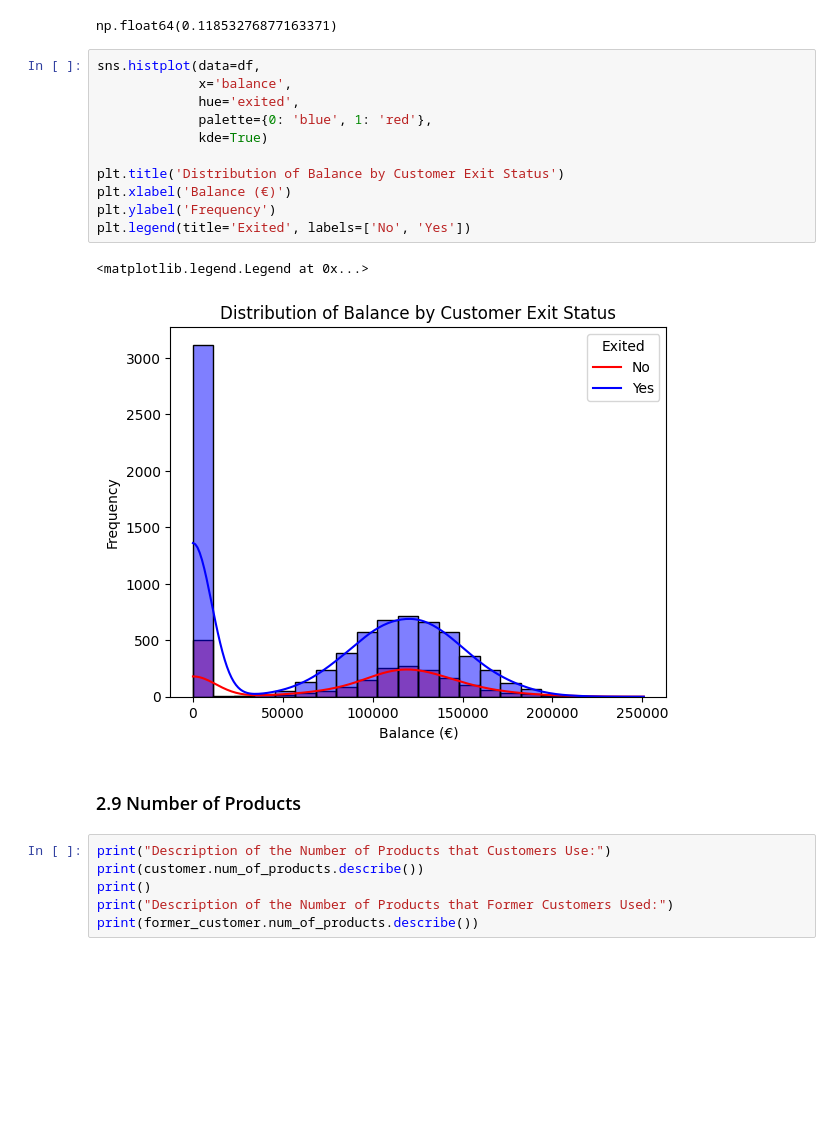
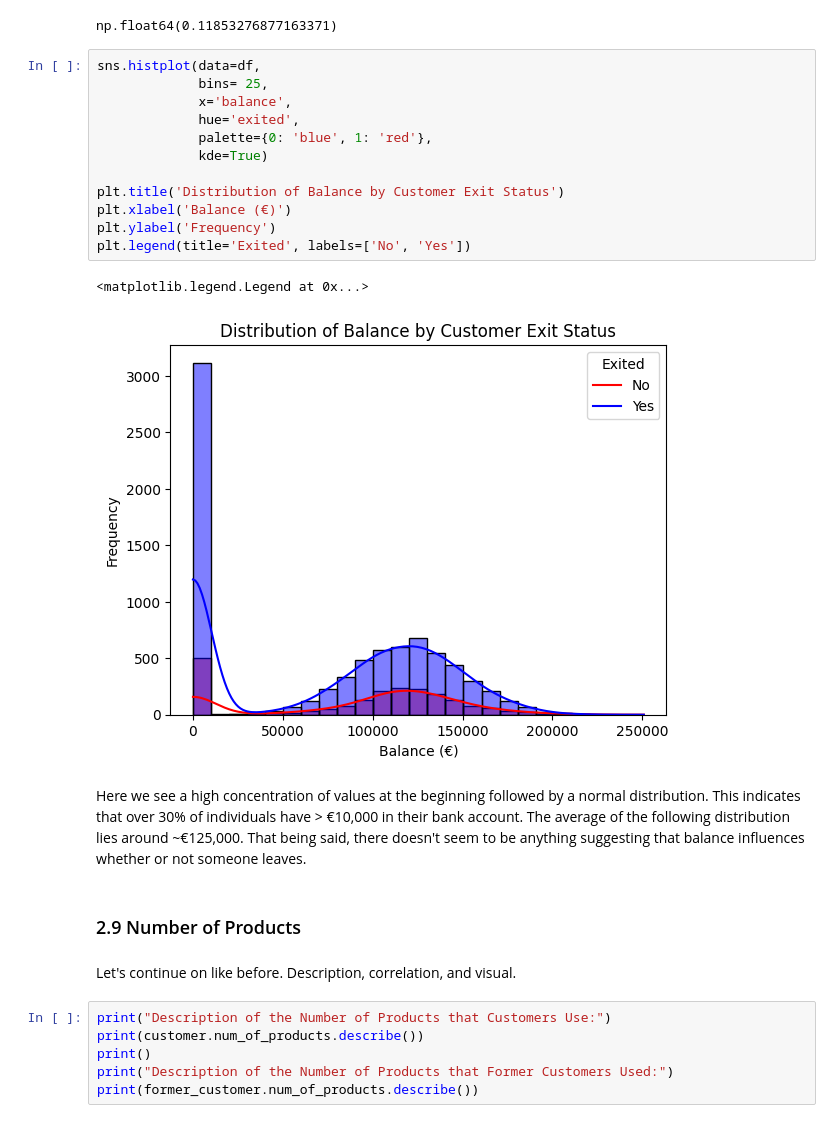
Before and after one commit to Vyncent-vdW/sprint_eight_supervised_learning, a Jupyter notebook: sprint_eight_supervised_learning_nb.ipynb, the cells around one changed output. Cells and saved outputs as stored; diff of their text form; blank space fills up the shorter version.

```diff
--- a/sprint_eight_supervised_learning_nb.ipynb
+++ b/sprint_eight_supervised_learning_nb.ipynb
@@ -660,20 +775,25 @@ df.exited.corr(df.balance)
 np.float64(0.11853276877163371)
 # %%
 sns.histplot(data=df,
+             bins= 25,
              x='balance',
              hue='exited',
              palette={0: 'blue', 1: 'red'},
              kde=True)
 
 plt.title('Distribution of Balance by Customer Exit Status')
 plt.xlabel('Balance (€)')
 plt.ylabel('Frequency')
 plt.legend(title='Exited', labels=['No', 'Yes'])
 # %% [output]
 <matplotlib.legend.Legend at 0x...>
-[figure, old version]
+[figure, new version]
+# %% [markdown]
+Here we see a high concentration of values at the beginning followed by a normal distribution. This indicates that over 30% of individuals have > €10,000 in their bank account. The average of the following distribution lies around ~€125,000. That being said, there doesn't seem to be anything suggesting that balance influences whether or not someone leaves.
 # %% [markdown]
 ### 2.9 Number of Products
+# %% [markdown]
+Let's continue on like before. Description, correlation, and visual.
 # %%
 print("Description of the Number of Products that Customers Use:")
 print(customer.num_of_products.describe())
```
Also changed, not shown: parts of 94 cells of this notebook.
